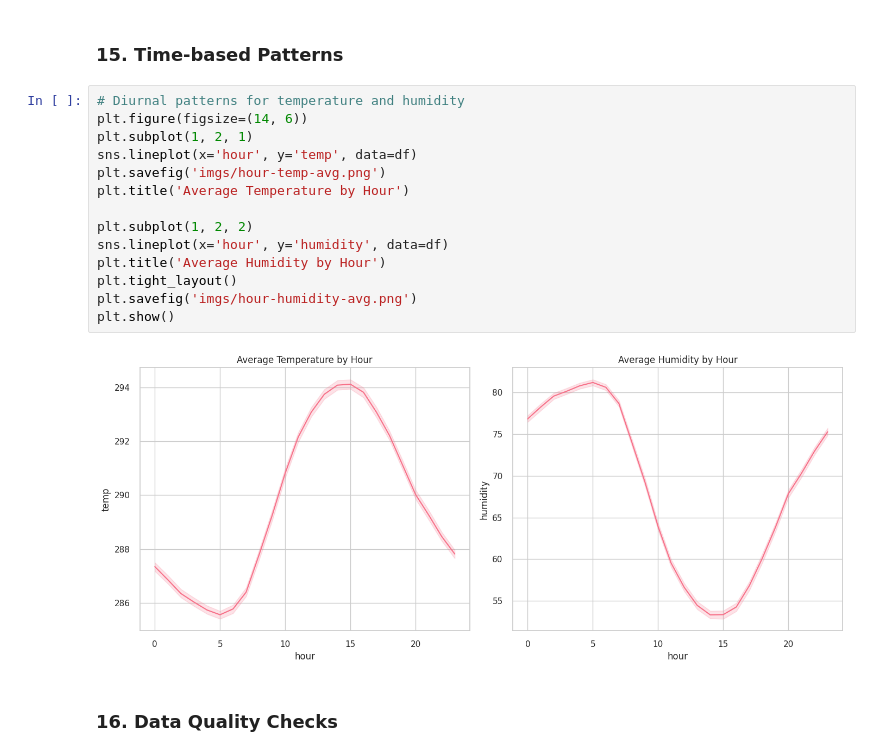
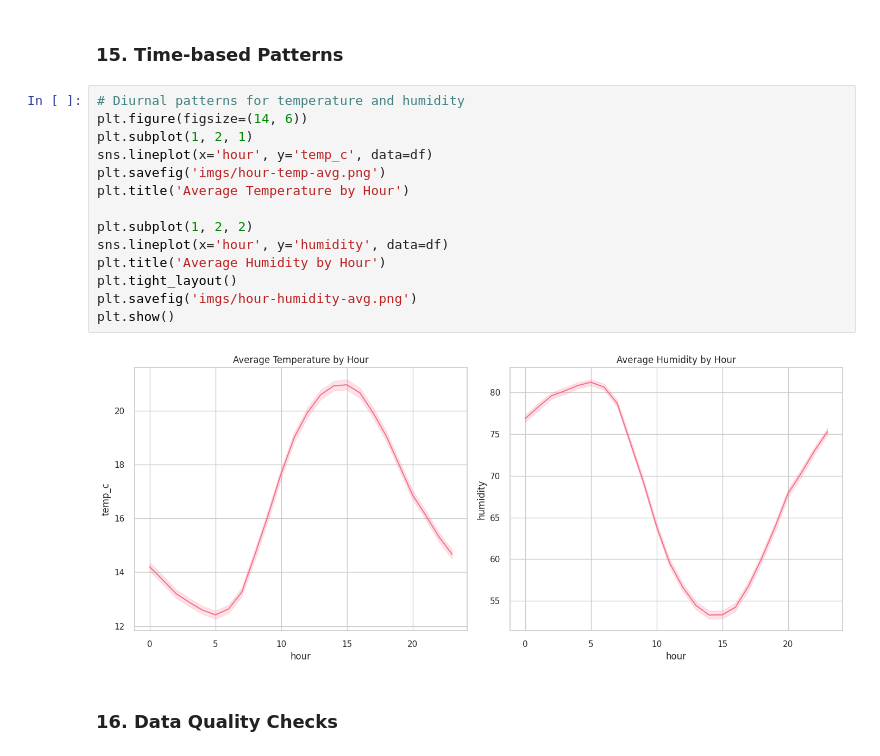
Before and after one commit to Bootcamp-IA-P4/ai-spain-weather-eda-datathon, a Jupyter notebook: notebooks/spain_weather.ipynb, the cells around one changed output. Cells and saved outputs as stored; diff of their text form.

```diff
--- a/notebooks/spain_weather.ipynb
+++ b/notebooks/spain_weather.ipynb
@@ -789,19 +833,19 @@ Hours with rain: 19388 (10.87%)
 # %%
 # Diurnal patterns for temperature and humidity
 plt.figure(figsize=(14, 6))
 plt.subplot(1, 2, 1)
-sns.lineplot(x='hour', y='temp', data=df)
+sns.lineplot(x='hour', y='temp_c', data=df)
 plt.savefig('imgs/hour-temp-avg.png')
 plt.title('Average Temperature by Hour')
 
 plt.subplot(1, 2, 2)
 sns.lineplot(x='hour', y='humidity', data=df)
 plt.title('Average Humidity by Hour')
 plt.tight_layout()
 plt.savefig('imgs/hour-humidity-avg.png')
 plt.show()
 # %% [output]
-[figure, old version]
+[figure, new version]
 # %% [markdown]
 ### 16. Data Quality Checks
 # %%
```
Also changed, not shown: parts of 2 cells of this notebook, 5 other files.
